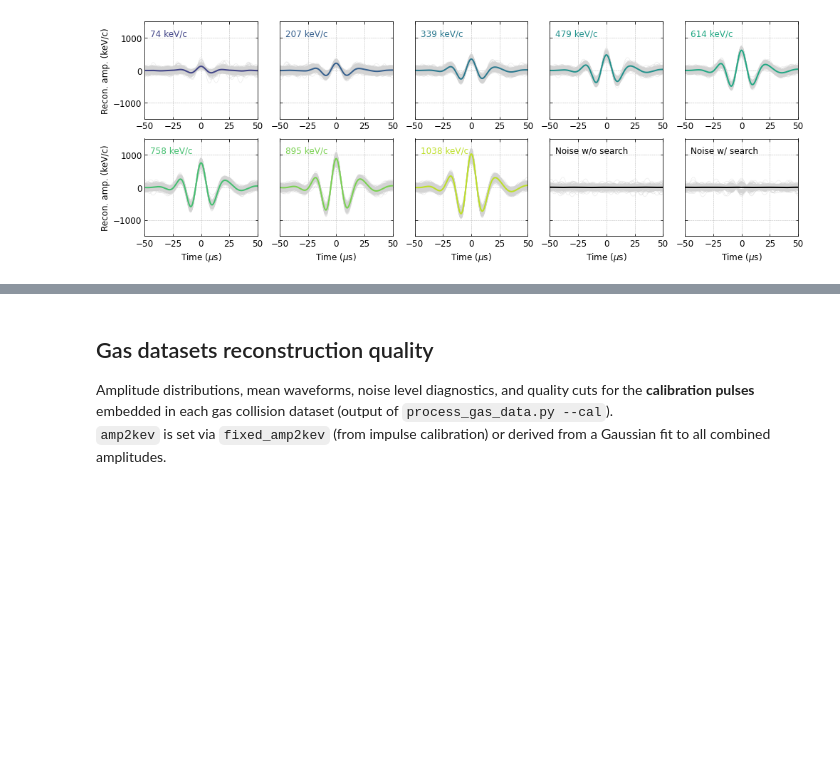
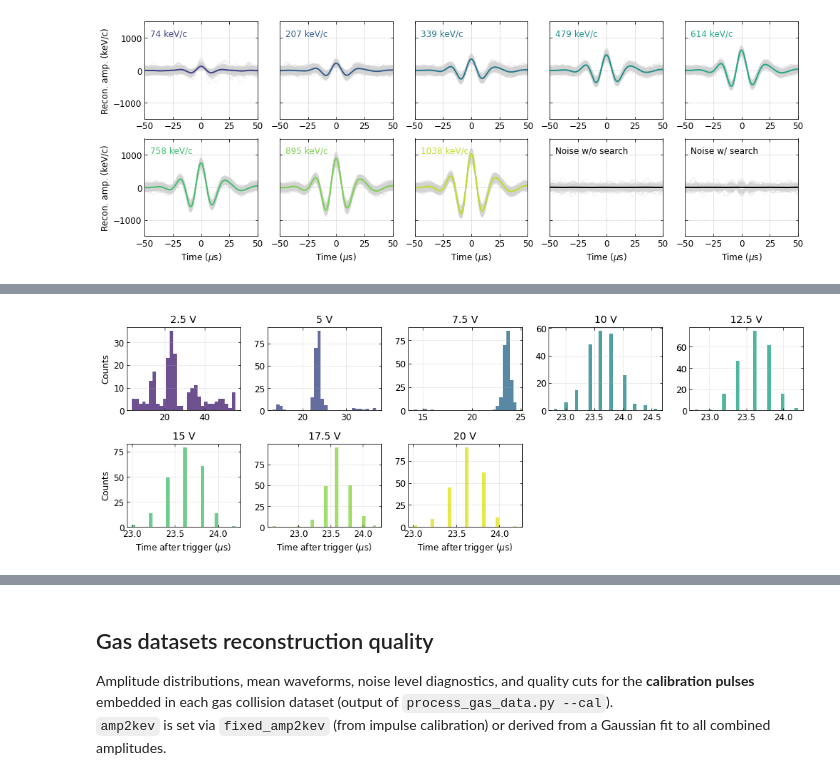
Before and after one commit to JBaeza-Rubio/Gas-collisions-time-resolution, a Jupyter notebook: 20260320_sphere_20260215_impulse_calibration.ipynb, the cells around one changed output, grey strips where cells are left out. Saved outputs shown, nothing was run; the diff lists cells and outputs as text; code cells hidden in the pictures; blank space fills up the shorter version.

```diff
--- a/20260320_sphere_20260215_impulse_calibration.ipynb
+++ b/20260320_sphere_20260215_impulse_calibration.ipynb
@@ -556,0 +641,40 @@ plt.show()
+# %%
+cmap = plt.colormaps['viridis']
+colors = cmap(np.linspace(0.1, 0.95, len(voltages)))
+
+fig, axes = plt.subplots(2, 5, figsize=(14, 5))
+
+for i, (ax, v) in enumerate(zip(axes.flatten()[:8], voltages)):
+    peak_times = f['data_processed'][f'peak_times_from_trigger_us_{v}v'][:]
+
+    ax.hist(peak_times, bins=30, color=colors[i], alpha=0.8)
+    ax.set_title(f"{v} V")
+    ax.grid(alpha=0.3)
+
+for ax in axes[1]:
+    ax.set_xlabel(r'Time after trigger ($\mu$s)', fontsize=12)
+for ax in axes[:, 0]:
+    ax.set_ylabel(r'Counts', fontsize=12)
+
+# (optional) leave last two panels blank or for noise later
+axes.flatten()[8].axis('off')
+axes.flatten()[9].axis('off')
+
+plt.tight_layout()
+plt.show()
+
+####below does the same thing as above, but spits out the histograms individually instead of all in one go
+# for i, v in enumerate(voltages):
+#     peak_times = f['data_processed'][f'peak_times_from_trigger_us_{v}v'][:]
+
+#     plt.figure()
+#     plt.hist(peak_times, bins=30, color=colors[i], alpha=0.8)
+
+#     plt.title(f"{v} V")
+#     plt.xlabel("Peak time after trigger (µs)")
+#     plt.ylabel("Counts")
+
+#     plt.grid(alpha=0.3)
+#     plt.show()
+# %% [output]
+[figure, added]
```
Also changed, not shown: parts of 12 cells of this notebook.
